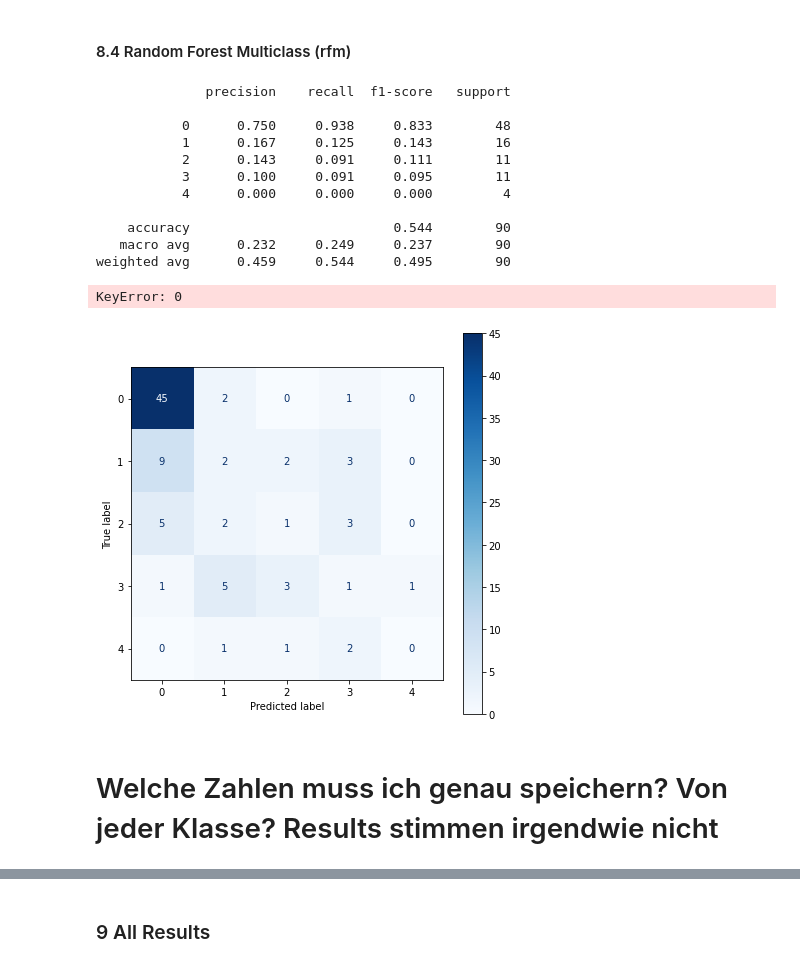
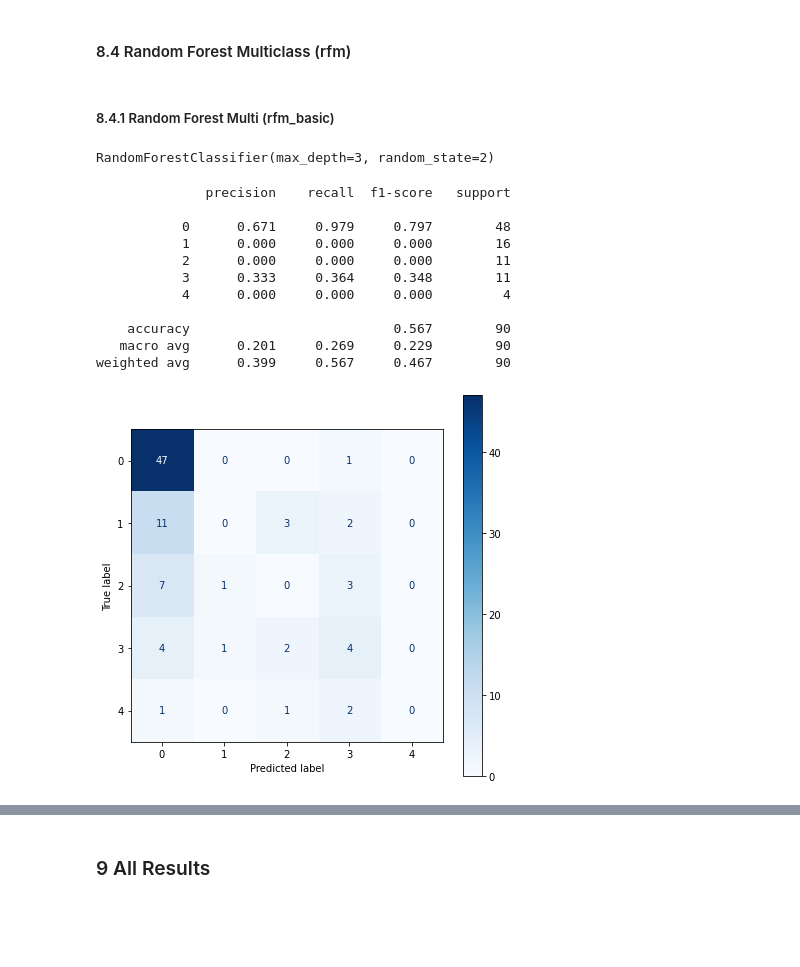
Before and after one commit to Liomat97/Machine-Learning, a Jupyter notebook: Test.ipynb, the cells around one changed output, grey strips where cells are left out. Drawn from its saved outputs; the diff is of its cells as text; code cells hidden in the pictures; blank space fills up the shorter version.

```diff
--- a/Test.ipynb
+++ b/Test.ipynb
@@ -764,0 +667,29 @@ ValueError: multiclass format is not supported
+# %%
+from sklearn.tree import DecisionTreeClassifier
+from sklearn.model_selection import GridSearchCV
+from sklearn.model_selection import RepeatedStratifiedKFold
+from sklearn.metrics import accuracy_score
+from sklearn.metrics import make_scorer
+
+df_classifier = DecisionTreeClassifier(random_state=2)
+
+cv_method = RepeatedStratifiedKFold(n_splits=5,
+                                    n_repeats=3,
+                                    random_state=2)
+
+params_DT = {'criterion': ['gini', 'entropy'],
+             'max_depth': [1, 2, 3, 4, 5, 6, 7, 8, 10, 15, 20],
+             'min_samples_split': [2, 3,4,5,6,7,8,9,10,15],
+             'max_features': ['sqrt','log2']}
+
+dtm_cv = GridSearchCV(estimator=df_classifier,
+                     param_grid=params_DT,
+                     cv=cv_method,
+                     verbose=1, #output Messages
+                     scoring='accuracy')
+
+dtm_cv.fit(x_multi_train, y_multi_train)
+print('Best Model:')
+print(dtm_cv.best_params_)
+print('Best Score:')
+print(dtm_cv.best_score_)
@@ -930,32 +880,29 @@ rfb_results
 # %% [markdown]
 #### 8.4 Random Forest Multiclass (rfm)
+# %% [markdown]
+##### 8.4.1 Random Forest Multi (rfm_basic)
 # %%
 # Import relevant packages
 from sklearn.ensemble import RandomForestClassifier
-rfm = RandomForestClassifier(max_depth=10, random_state=0)
-rfm.fit(x_multi_train, y_multi_train)
-
-from sklearn.metrics import roc_auc_score
-from sklearn.metrics import roc_curve, auc
-from sklearn.metrics import accuracy_score
-from sklearn.metrics import precision_score
-from sklearn.metrics import recall_score
-from sklearn import metrics
+rfm_basic = RandomForestClassifier(max_depth=3, random_state=2)
+rfm_basic.fit(x_multi_train, y_multi_train)
+# %% [output]
+RandomForestClassifier(max_depth=3, random_state=2)
 # %%
 from sklearn.metrics import classification_report, accuracy_score
 
-y_predict = rfm.predict(x_multi_test)
-rfm_report = classification_report(y_multi_test, y_predict, output_dict=True, digits=3)
+y_predict = rfm_basic.predict(x_multi_test)
+rfm_basic_report = classification_report(y_multi_test, y_predict, output_dict=True, digits=3)
 print(classification_report(y_multi_test, y_predict, digits=3))
 # %% [output]
               precision    recall  f1-score   support
 
-           0      0.750     0.938     0.833        48
-           1      0.167     0.125     0.143        16
-           2      0.143     0.091     0.111        11
-           3      0.100     0.091     0.095        11
+           0      0.671     0.979     0.797        48
+           1      0.000     0.000     0.000        16
+           2      0.000     0.000     0.000        11
+           3      0.333     0.364     0.348        11
            4      0.000     0.000     0.000         4
 
-    accuracy                          0.544        90
-   macro avg      0.232     0.249     0.237        90
-weighted avg      0.459     0.544     0.495        90
+    accuracy                          0.567        90
+   macro avg      0.201     0.269     0.229        90
+weighted avg      0.399     0.567     0.467        90
@@ -987,14 +909,6 @@ def perf_measure(y_actual, y_pred):
-# %%
-perf_measure(y_multi_test, y_predict)
-# %% [output]
-KeyError: 0
 # %%
-from sklearn.metrics import plot_confusion_matrix
-
 fig, ax = plt.subplots(figsize=(7, 7))
-plot_confusion_matrix(rfm, x_multi_test, y_multi_test, display_labels= None, cmap=plt.cm.Blues, ax=ax)
+plot_confusion_matrix(rfm_basic, x_multi_test, y_multi_test, display_labels= None, cmap=plt.cm.Blues, ax=ax)
 plt.show()
 # %% [output]
-[figure, old version]
+[figure, new version]
-# %% [markdown]
-# Welche Zahlen muss ich genau speichern? Von jeder Klasse? Results stimmen irgendwie nicht
```
Also changed, not shown: parts of 66 cells of this notebook.
